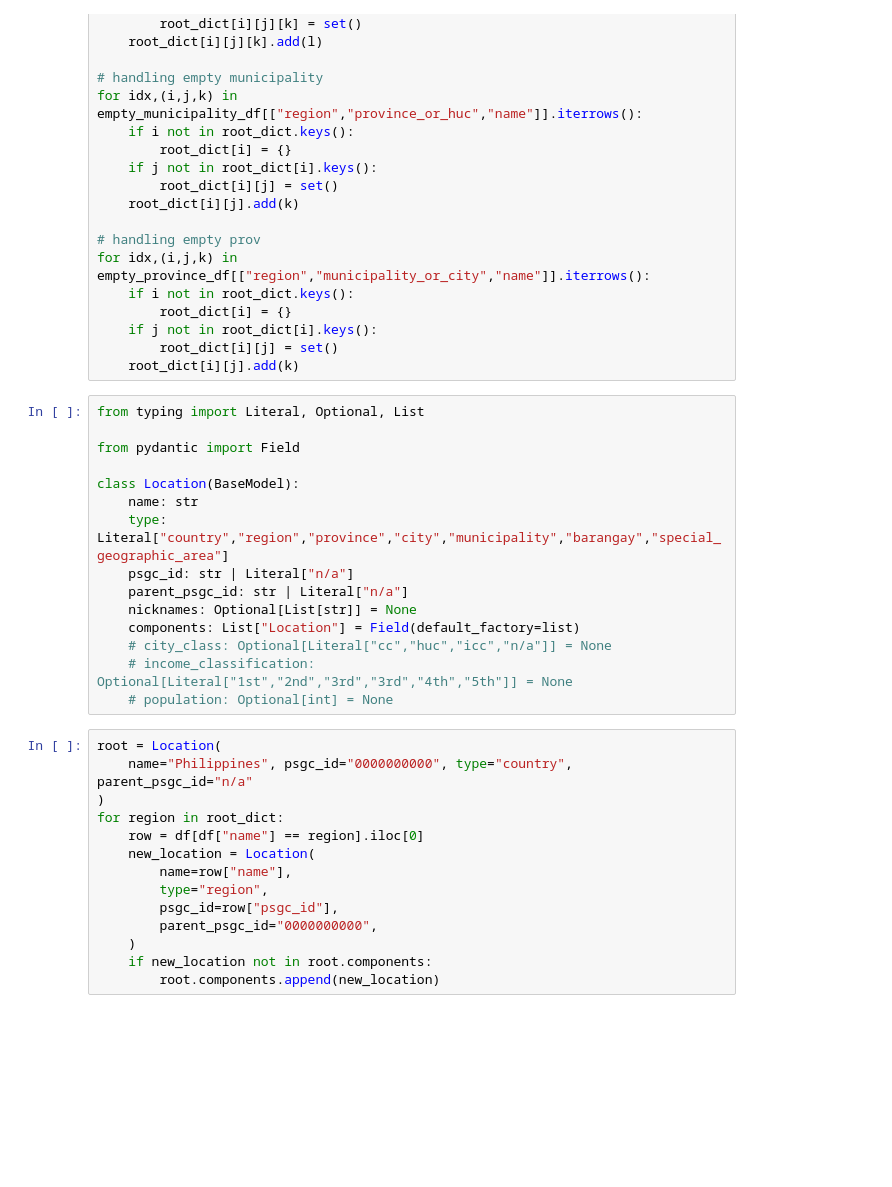
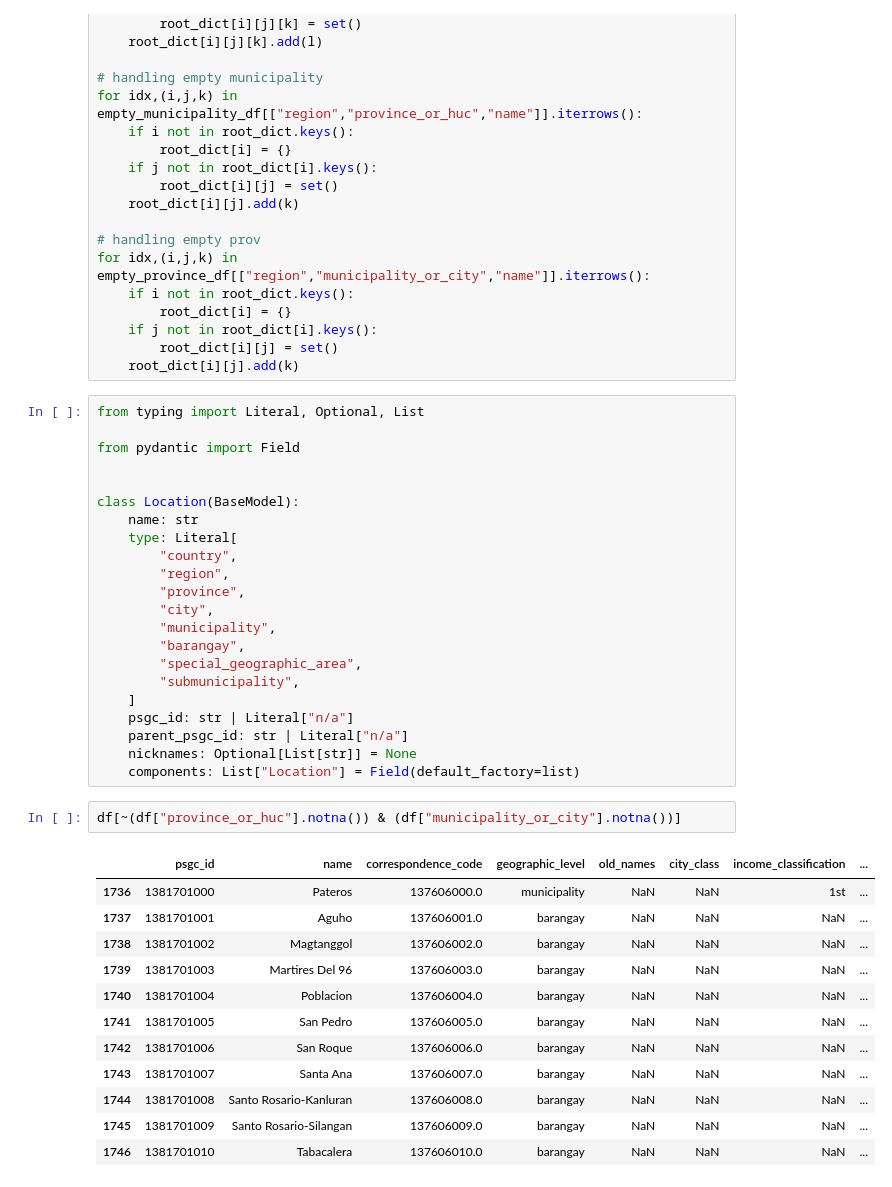
Before and after one commit to bendlikeabamboo/barangay, a Jupyter notebook: notebooks/parsing_process_extended.ipynb, the cells around one changed output. Cells and saved outputs as stored; diff of their text form; blank space fills up the shorter version.

```diff
--- a/notebooks/parsing_process_extended.ipynb
+++ b/notebooks/parsing_process_extended.ipynb
@@ -264,28 +266,36 @@ from typing import Literal, Optional, List
 
 from pydantic import Field
 
+
 class Location(BaseModel):
     name: str
-    type: Literal["country","region","province","city","municipality","barangay","special_geographic_area"]
+    type: Literal[
+        "country",
+        "region",
+        "province",
+        "city",
+        "municipality",
+        "barangay",
+        "special_geographic_area",
+        "submunicipality",
+    ]
     psgc_id: str | Literal["n/a"]
     parent_psgc_id: str | Literal["n/a"]
     nicknames: Optional[List[str]] = None
     components: List["Location"] = Field(default_factory=list)
-    # city_class: Optional[Literal["cc","huc","icc","n/a"]] = None
-    # income_classification: Optional[Literal["1st","2nd","3rd","3rd","4th","5th"]] = None
-    # population: Optional[int] = None
-# %%
-root = Location(
-    name="Philippines", psgc_id="0000000000", type="country", parent_psgc_id="n/a"
-)
-for region in root_dict:
-    row = df[df["name"] == region].iloc[0]
-    new_location = Location(
-        name=row["name"],
-        type="region",
-        psgc_id=row["psgc_id"],
-        parent_psgc_id="0000000000",
-    )
-    if new_location not in root.components:
-        root.components.append(new_location)
+# %%
+df[~(df["province_or_huc"].notna()) & (df["municipality_or_city"].notna())]
+# %% [output]
+|  | psgc_id | name | correspondence_code | geographic_level | old_names | city_class | income_classification | ... |
+| 1736 | 1381701000 | Pateros | 137606000.0 | municipality | NaN | NaN | 1st | ... |
+| 1737 | 1381701001 | Aguho | 137606001.0 | barangay | NaN | NaN | NaN | ... |
+| 1738 | 1381701002 | Magtanggol | 137606002.0 | barangay | NaN | NaN | NaN | ... |
+| 1739 | 1381701003 | Martires Del 96 | 137606003.0 | barangay | NaN | NaN | NaN | ... |
+| 1740 | 1381701004 | Poblacion | 137606004.0 | barangay | NaN | NaN | NaN | ... |
+| 1741 | 1381701005 | San Pedro | 137606005.0 | barangay | NaN | NaN | NaN | ... |
+| 1742 | 1381701006 | San Roque | 137606006.0 | barangay | NaN | NaN | NaN | ... |
+| 1743 | 1381701007 | Santa Ana | 137606007.0 | barangay | NaN | NaN | NaN | ... |
+| 1744 | 1381701008 | Santo Rosario-Kanluran | 137606008.0 | barangay | NaN | NaN | NaN | ... |
+| 1745 | 1381701009 | Santo Rosario-Silangan | 137606009.0 | barangay | NaN | NaN | NaN | ... |
+| 1746 | 1381701010 | Tabacalera | 137606010.0 | barangay | NaN | NaN | NaN | ... |
 # %%
```
Also changed, not shown: parts of 14 cells of this notebook, 4 other files.
